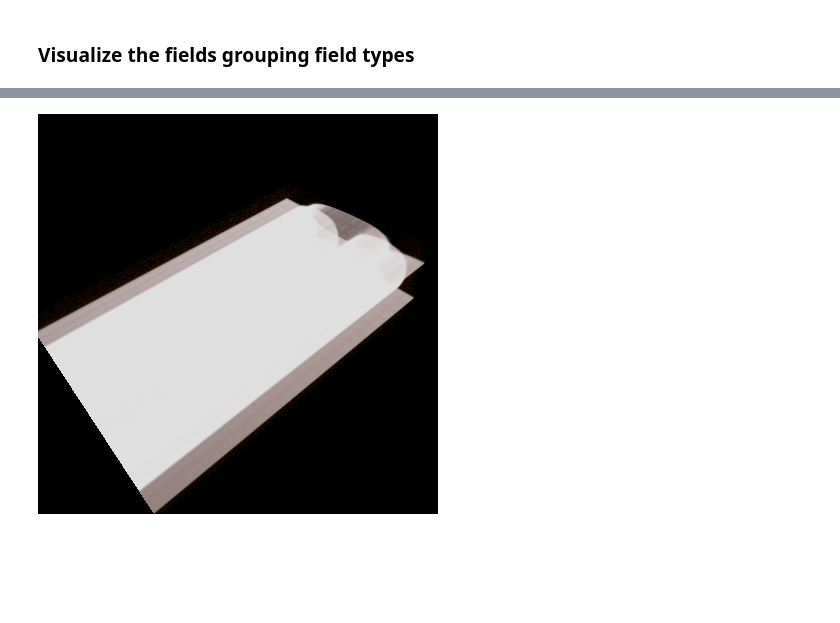
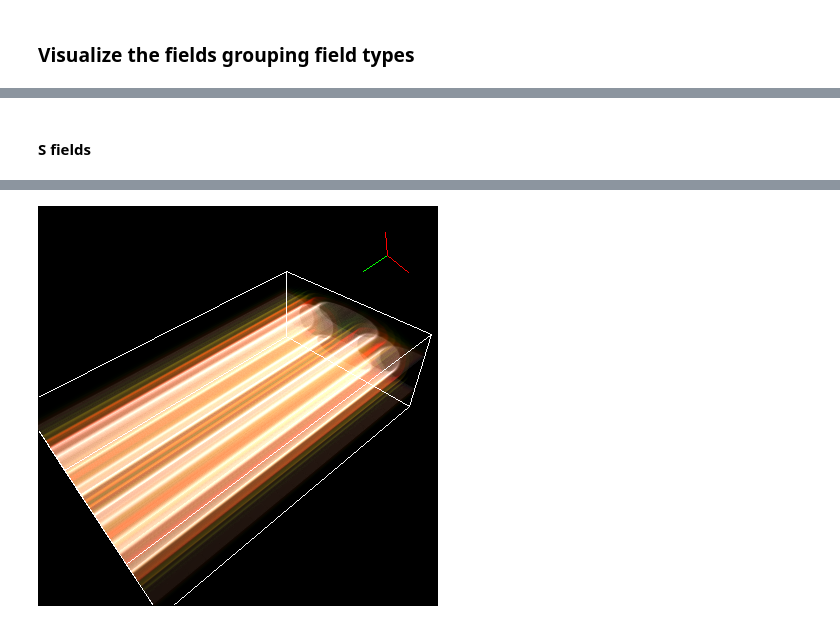
Before and after one commit to PyLCARS/YT_BeyondAstro, a Jupyter notebook: RectangularEMWaveguideWithNumFocus.ipynb, the cells around one changed output, grey strips where cells are left out. Saved outputs shown, nothing was run; the diff lists cells and outputs as text; code cells hidden in the pictures; blank space fills up the shorter version.

```diff
--- a/RectangularEMWaveguideWithNumFocus.ipynb
+++ b/RectangularEMWaveguideWithNumFocus.ipynb
@@ -835,0 +941,22 @@ yt : [INFO     ] 2018-04-17 05:19:19,678 Calculating data bounds. This may take
+# %%
+SyScene = yt.create_scene(YTDataObj, 'Sy')
+source2 = SyScene[0]
+
+#dealing with the Transferfunctio to be centereted on the mean
+#and abs +-one std of mean
+SyTf = TransferFunctionHelper(YTDataObj)
+SyTf.set_field('Sy')
+SyTf.set_bounds((abs(SimDataSet.Sy.mean()-SimDataSet.Sy.std()), SimDataSet.Sy.mean()+SimDataSet.Sy.std()))
+SyTf.set_log(True)
+#have to run this to get it to work but will not display
+SyTf.plot(profile_field='Sy')
+
+
+source2.transfer_function=SyTf.tf
+SyScene.annotate_axes()
+SyScene.annotate_domain(YTDataObj)
+SyScene.camera.set_width(SyScene.quan(1, 'm'))
+
+SyScene.show(sigma_clip=3)
+#now acturly display the TF; doing so inplace of coor bar
+SyTf.plot(profile_field='Sy')
@@ -895,3 +1035,5 @@ yt : [INFO     ] 2018-04-17 05:19:54,654 Calculating data bounds. This may take
+# %% [markdown]
+#### S fields
 # %%
 sc = Scene()
 cam = sc.add_camera(YTDataObj, lens_type='perspective')
@@ -899,16 +1041,24 @@ cam.resolution = [400, 400]
 cam.position = YTDataObj.arr([1, 1, 1], 'm')
 cam.switch_orientation()
 # %%
+sc.annotate_axes()
+sc.annotate_domain(YTDataObj)
+
 Sxx = VolumeSource(YTDataObj, field='Sx')
 Sxx.use_ghost_zones = True
+Sxx.transfer_function=SxTf.tf
+
 sc.add_source(Sxx)
 
 Syy = VolumeSource(YTDataObj, field='Sy')
 Syy.use_ghost_zones = True
+Syy.transfer_function=SyTf.tf
+
 sc.add_source(Syy)
 
 Szz = VolumeSource(YTDataObj, field='Sz')
 Szz.use_ghost_zones = True
+Szz.transfer_function=SzTf.tf
 sc.add_source(Szz)
 
 sc.show( sigma_clip=1)
@@ -926,4 +1070,4 @@ yt : [INFO     ] 2018-04-17 05:20:05,448 Calculating data bounds. This may take
-[figure, old version]
+[figure, new version]
 # %% [markdown]
 # Conclusion and Todo
 
```
Also changed, not shown: parts of 26 cells of this notebook, 1 other file.
